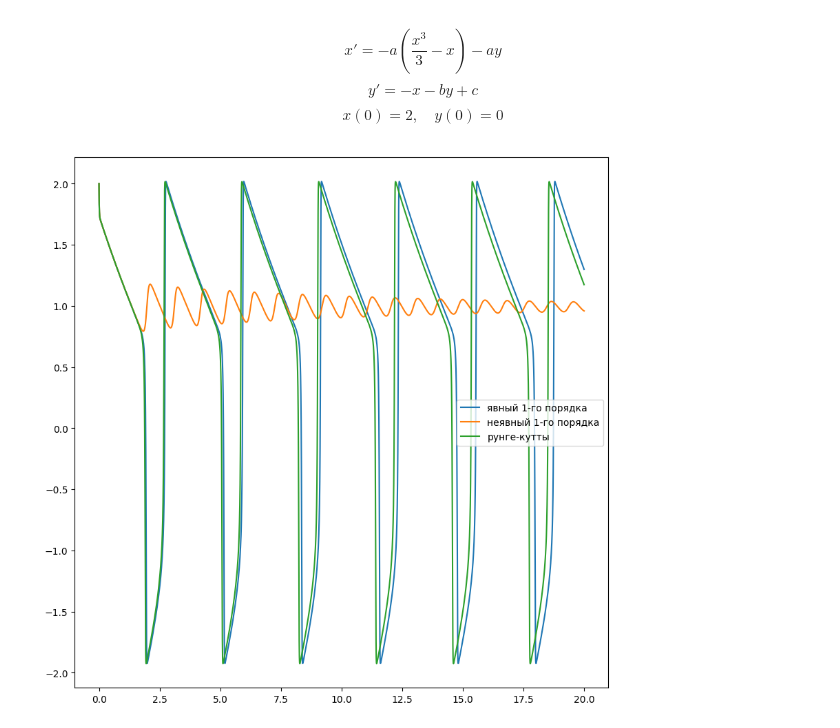
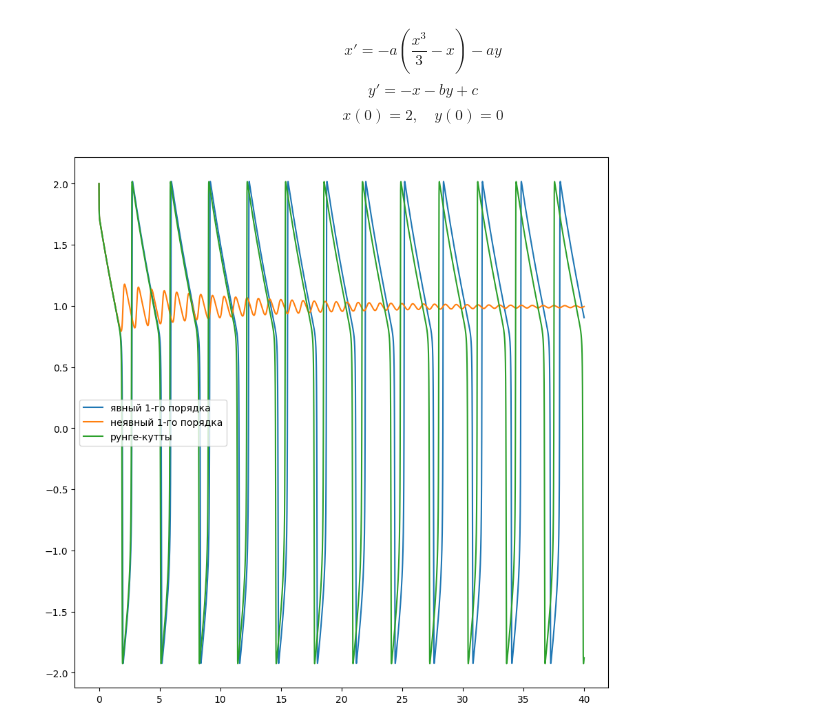
Before and after one commit to ArnautovPeter/projectPractice, a Jupyter notebook: src/code.ipynb, the cells around one changed output. Cells and saved outputs as stored; diff of their text form; code cells hidden in the pictures.

```diff
--- a/src/code.ipynb
+++ b/src/code.ipynb
@@ -4,5 +3,11 @@ import sympy as sym
 import numpy as np
 import math
+# %%
+def fx(xvn, yvn, a):
+    return -a*((xvn**3)/3-xvn)+a*yvn
+
+def fy(xvn, yvn, c, b):
+    return -xvn + c - b*yvn
 # %%
 def newtonsMethod(a, c, T, y, b, x):
     l = [x]
@@ -14,8 +19,8 @@ def newtonsMethod(a, c, T, y, b, x):
     return l[-1]
 # %%
 def explicit_method(T, a, xvn, yvn, c, b):
-    xn1 = T*(-a*((xvn**3)/3-xvn)+a*yvn) + xvn
-    yn1 = T*(-xvn + c - b*yvn) + yvn
+    xn1 = T*fx(xvn, yvn, a) + xvn
+    yn1 = T*fy(xvn, yvn, c, b) + yvn
     return (xn1, yn1)
 # %%
 def implicit_method(T, a, xvn, yvn, c, b):
@@ -23,22 +28,16 @@ def implicit_method(T, a, xvn, yvn, c, b):
     yn2 = (T*(-xn2+c) + yvn)/(1+b*T)
     return (xn2, yn2)
 # %%
-def fx(T, a, xvn, yvn, c, b):
-    return -a*((xvn**3)/3-xvn)+a*yvn
-
-def fy(T, a, xvn, yvn, c, b):
-    return -xvn + c - b*yvn
-
 def explicit4_method(T, a, xvn, yvn, c, b):
-    kx1 = fx(T, a, xvn, yvn, c, b)
-    kx2 = fx(T, a, xvn + T/2*kx1, yvn + T/2, c, b)
-    kx3 = fx(T, a, xvn + T/2*kx2, yvn + T/2, c, b)
-    kx4 = fx(T, a, xvn + T*kx3, yvn + T, c, b)
+    kx1 = fx(xvn, yvn, a)
+    kx2 = fx(xvn + T/2*kx1, yvn + T/2, a)
+    kx3 = fx(xvn + T/2*kx2, yvn + T/2, a)
+    kx4 = fx(xvn + T*kx3, yvn + T, a)
     xn = xvn + T/6*(kx1 + 2 * kx2 + 2 * kx3 + kx4)
-    ky1 = fy(T, a, xvn, yvn, c, b)
-    ky2 = fy(T, a, xvn + T/2, yvn + T/2 * ky1, c, b)
-    ky3 = fy(T, a, xvn + T/2, yvn + T/2 * ky2, c, b)
-    ky4 = fy(T, a, xvn + T/2, yvn + T * ky3, c, b)
+    ky1 = fy(xvn, yvn, c, b)
+    ky2 = fy(xvn + T/2, yvn + T/2 * ky1, c, b)
+    ky3 = fy(xvn + T/2, yvn + T/2 * ky2, c, b)
+    ky4 = fy(xvn + T/2, yvn + T * ky3, c, b)
     yn = yvn + T/6*(ky1 + 2 * ky2 + 2 * ky3 + ky4)
     return (xn, yn)
 # %% [markdown]
@@ -50,7 +49,7 @@ T = 0.001
 Tl = 0
 
 t_start = 0
-t_finish = 20
+t_finish = 40
 
 # for a in range(1, 1000, 100):
     # b /= 1000
@@ -60,37 +59,33 @@ t_finish = 20
 a = 50
 c = 0.5
 b = 0.740625
 # b /= 100
 tn = t_start
-t = tn + T
 # Первый элемент это x, второй y
 array1 = [(2, 0)]
 array2 = [(2, 0)]
 array3 = [(2, 0)]
 tl = [tn]
-while t <= t_finish:
-    tl.append(t)
-    t += T
-for i in range(1, len(tl)):
-    t = tl[i]
+while tl[-1] <= t_finish:
+    tl.append(tl[-1] + T)
     #явный метод 1-го порядка
     array1.append(explicit_method(T, a, array1[-1][0], array1[-1][1], c, b))
     #неявный метод 1-го порядка
     array2.append(implicit_method(T, a, array2[-1][0], array2[-1][1], c, b))
     #метод рунге-кутты
     array3.append(explicit4_method(T, a, array3[-1][0], array3[-1][1], c, b))
 
 f = plt.figure(figsize=(10, 10))
 px1 = f.add_subplot(111)
 arrayx1 = [i[0] for i in array1]
 arrayx2 = [i[0] for i in array2]
 arrayx3 = [i[0] for i in array3]
 px1.plot(tl, arrayx1, label="явный 1-го порядка")
 px1.legend()
 px1.plot(tl, arrayx2, label="неявный 1-го порядка")
 px1.legend()
 px1.plot(tl, arrayx3, label="рунге-кутты")
 px1.legend()
 f.show()
 # %% [output]
-[figure, old version]
+[figure, new version]
```
Also changed, not shown: parts of 1 cell of this notebook, 2 other files.
